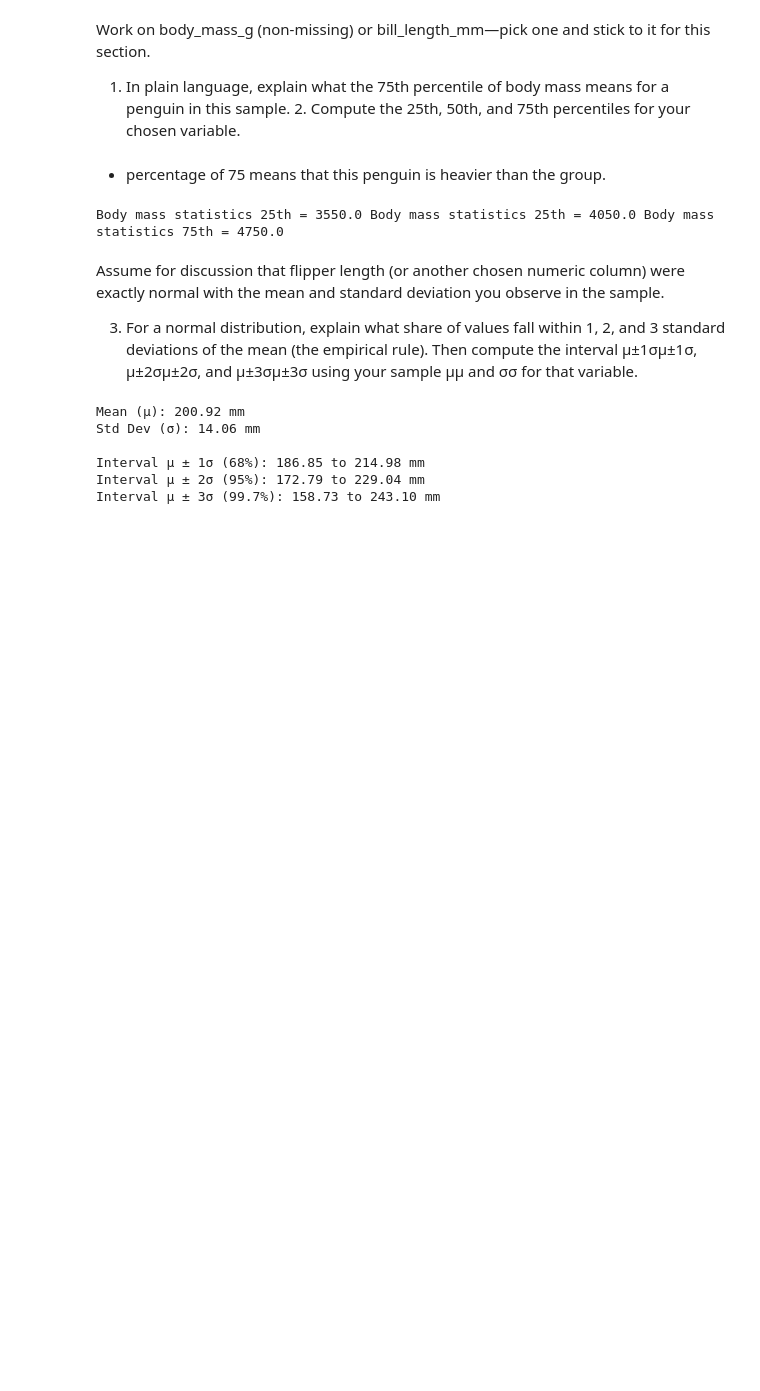
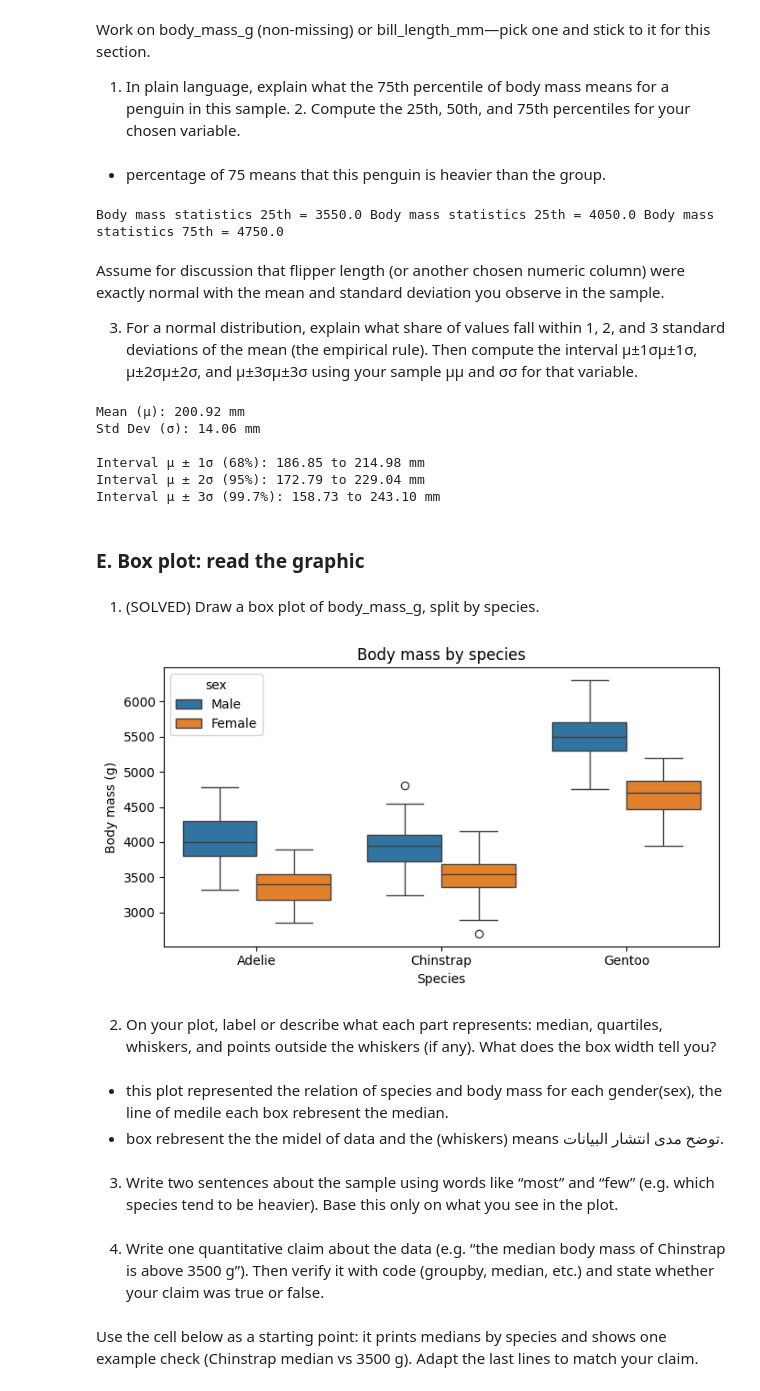
Before and after one commit to MonaMashta/AAI, a Jupyter notebook: student/Data Science/Module3-1/ex3.ipynb, the cells around one changed output. Saved outputs shown, nothing was run; the diff lists cells and outputs as text; code cells hidden in the pictures; blank space fills up the shorter version.

```diff
--- a/student/Data Science/Module3-1/ex3.ipynb
+++ b/student/Data Science/Module3-1/ex3.ipynb
@@ -189,3 +189,32 @@ Std Dev (σ): 14.06 mm
 Interval μ ± 1σ (68%): 186.85 to 214.98 mm
 Interval μ ± 2σ (95%): 172.79 to 229.04 mm
 Interval μ ± 3σ (99.7%): 158.73 to 243.10 mm
+# %% [markdown]
+### E. Box plot: read the graphic
+# %% [markdown]
+1. (SOLVED) Draw a box plot of body_mass_g, split by species.
+# %%
+import matplotlib.pyplot as plt
+import seaborn as sns
+
+df_box = sns.load_dataset("penguins").dropna(subset=["body_mass_g", "species"])
+
+fig, ax = plt.subplots(figsize=(7, 4))
+sns.boxplot(data=df_box, x="species", y="body_mass_g", hue='sex', ax=ax)
+ax.set_title("Body mass by species")
+ax.set_xlabel("Species")
+ax.set_ylabel("Body mass (g)")
+plt.tight_layout()
+# %% [output]
+[figure, added]
+# %% [markdown]
+2. On your plot, label or describe what each part represents: median, quartiles, whiskers, and points outside the whiskers (if any). What does the box width tell you?
+# %% [markdown]
+- this plot represented the relation of species and body mass for each gender(sex), the line of medile each box rebresent the median.
+- box rebresent the the midel of data and the (whiskers) means توضح مدى انتشار البيانات.
+# %% [markdown]
+3. Write two sentences about the sample using words like “most” and “few” (e.g. which species tend to be heavier). Base this only on what you see in the plot.
+# %% [markdown]
+4. Write one quantitative claim about the data (e.g. “the median body mass of Chinstrap is above 3500 g”). Then verify it with code (groupby, median, etc.) and state whether your claim was true or false.
+# %% [markdown]
+Use the cell below as a starting point: it prints medians by species and shows one example check (Chinstrap median vs 3500 g). Adapt the last lines to match your claim.
```
Also changed, not shown: parts of 4 cells of this notebook.
